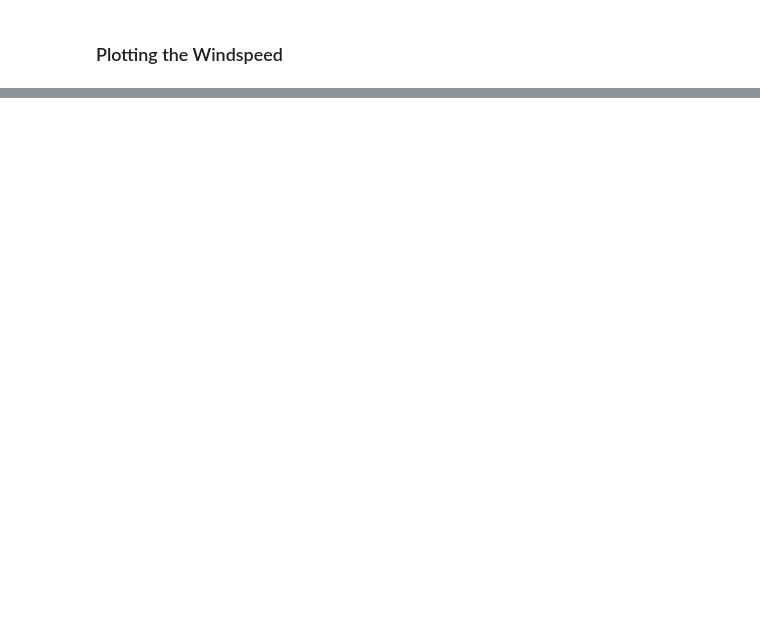
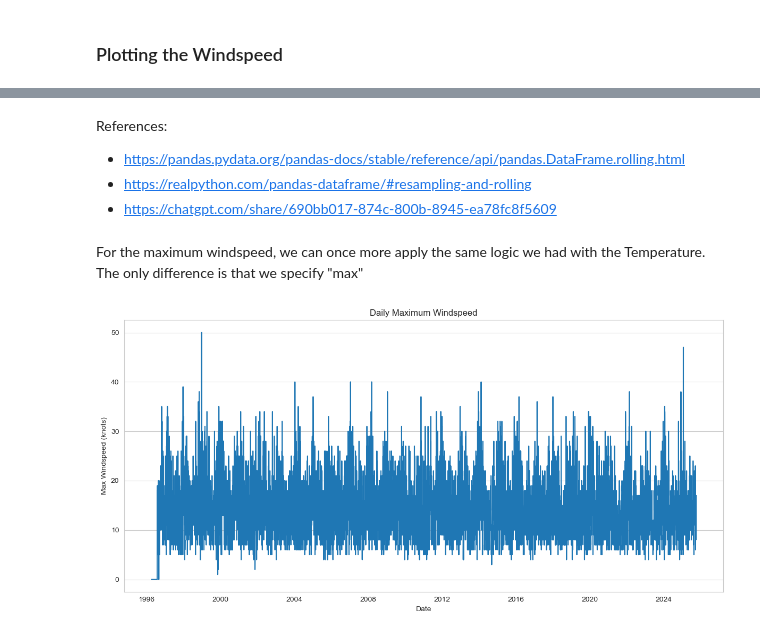
Before and after one commit to LoicBagnoud/Programming-for-Data-Analytics-Assignments, a Jupyter notebook: Week 6/assignment_6_Weather.ipynb, the cells around one changed output, grey strips where cells are left out. Saved outputs shown, nothing was run; the diff lists cells and outputs as text; code cells hidden in the pictures; blank space fills up the shorter version.

```diff
--- a/Week 6/assignment_6_Weather.ipynb
+++ b/Week 6/assignment_6_Weather.ipynb
@@ -170,0 +210,24 @@ plt.show()
+# %% [markdown]
+References:
+>
+- https://pandas.pydata.org/pandas-docs/stable/reference/api/pandas.DataFrame.rolling.html
+- https://realpython.com/pandas-dataframe/#resampling-and-rolling
+- https://chatgpt.com/share/690bb017-874c-800b-8945-ea78fc8f5609
+# %% [markdown]
+For the maximum windspeed, we can once more apply the same logic we had with the Temperature. The only difference is that we specify "max"
+# %%
+# We resample the max windspeed by day (D)
+daily_max_wind = df.resample('D', on='date').agg({'wdsp': 'max'})
+
+# We make our plot
+sns.set_style("whitegrid", {'axes.grid': False})
+plt.figure(figsize=(12, 6))
+plt.title("Daily Maximum Windspeed")
+plt.xlabel("Date")
+plt.ylabel("Max Windspeed (knots)")
+plt.grid(axis='y')
+sns.lineplot(x='date', y='wdsp', data=daily_max_wind)
+plt.tight_layout()
+plt.show()
+# %% [output]
+[figure, added]
```
Also changed, not shown: parts of 19 cells of this notebook.
